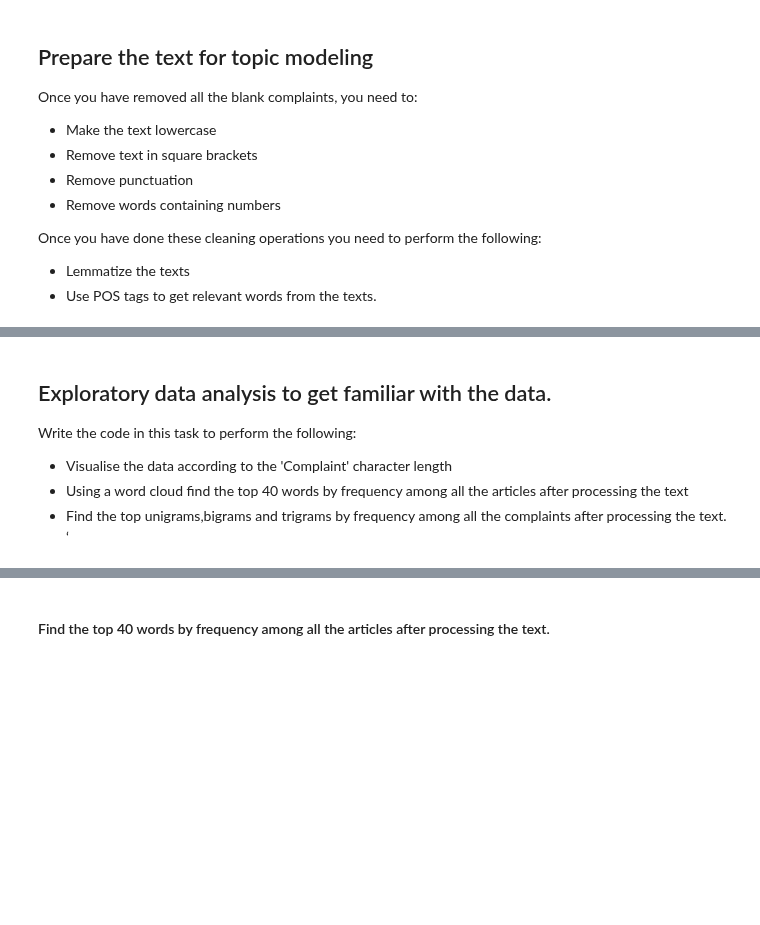
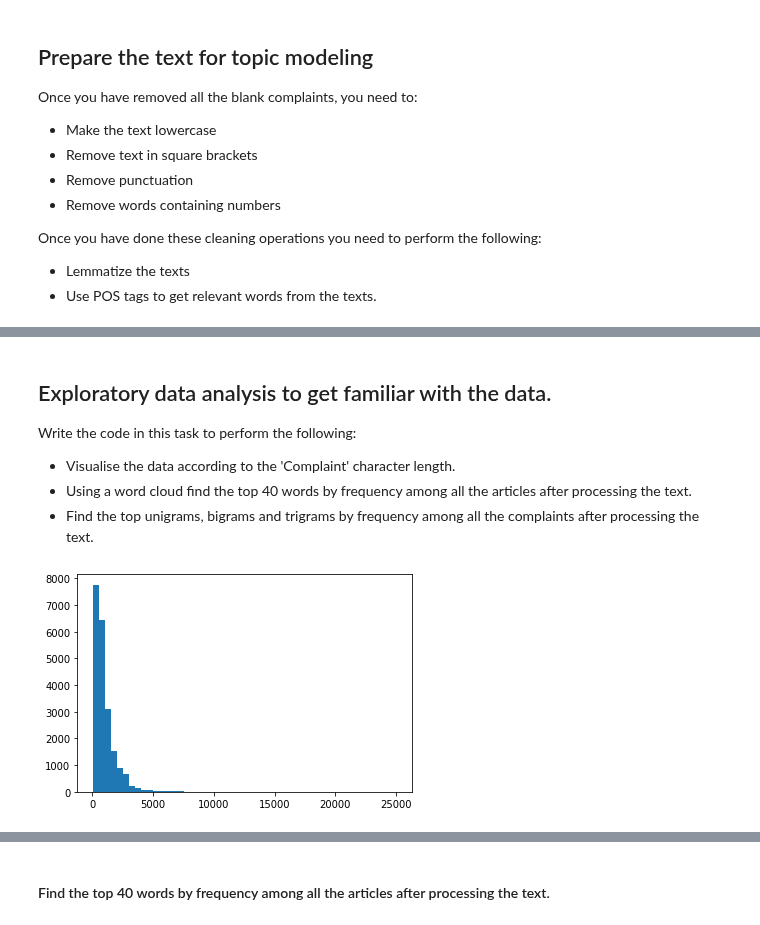
Before and after one commit to imxsid/implement-nlp, a Jupyter notebook: assignment-automatic-ticket-classification.ipynb, the cells around one changed output, grey strips where cells are left out. Saved outputs shown, nothing was run; the diff lists cells and outputs as text; code cells hidden in the pictures; blank space fills up the shorter version.

```diff
--- a/assignment-automatic-ticket-classification.ipynb
+++ b/assignment-automatic-ticket-classification.ipynb
@@ -269 +258,28 @@ df_clean
+# %%
+from nltk.corpus import stopwords
+stop = set(stopwords.words('english'))
+
+# Write your function to extract the POS tags
+def extrat_pos_tag(sentence):
+    # tokenize the sentence and find the POS tag for each token
+    nltk_tagged = nltk.pos_tag(nltk.word_tokenize(sentence))
+    return nltk_tagged
+
+def remove_stop_words(sentence):
+    words = [word for word in sentence.split() if word not in stop]
+    return " ".join(words)
+
+pos_tags = []
+complaints = []
+length = []
+
+for index, complaint in tqdm(df_clean.iterrows()):
+    complaint_after_removal = remove_stop_words(complaint.raw_complaints)
+    pos_tags.append(extrat_pos_tag(complaint_after_removal))
+    complaints.append(complaint_after_removal)
+    length.append(len(complaint_after_removal))
+
+df_clean["pos_tags"] = pos_tags
+df_clean["complaints"] = complaints
+df_clean["length"] = length
 # %%
@@ -274,8 +304,16 @@ df_clean
 
 Write the code in this task to perform the following:
 
-*   Visualise the data according to the 'Complaint' character length
-*   Using a word cloud find the top 40 words by frequency among all the articles after processing the text
-*   Find the top unigrams,bigrams and trigrams by frequency among all the complaints after processing the text. ‘
+*   Visualise the data according to the 'Complaint' character length.
+*   Using a word cloud find the top 40 words by frequency among all the articles after processing the text.
+*   Find the top unigrams, bigrams and trigrams by frequency among all the complaints after processing the text.
 # %%
 # Write your code here to visualise the data according to the 'Complaint' character length
+%matplotlib inline
+
+import matplotlib.pyplot as plt
+
+plt.hist(df_clean.length, bins=50)
+plt.show()
+# %% [output]
+[figure, added]
```
Also changed, not shown: parts of 5 cells of this notebook.
